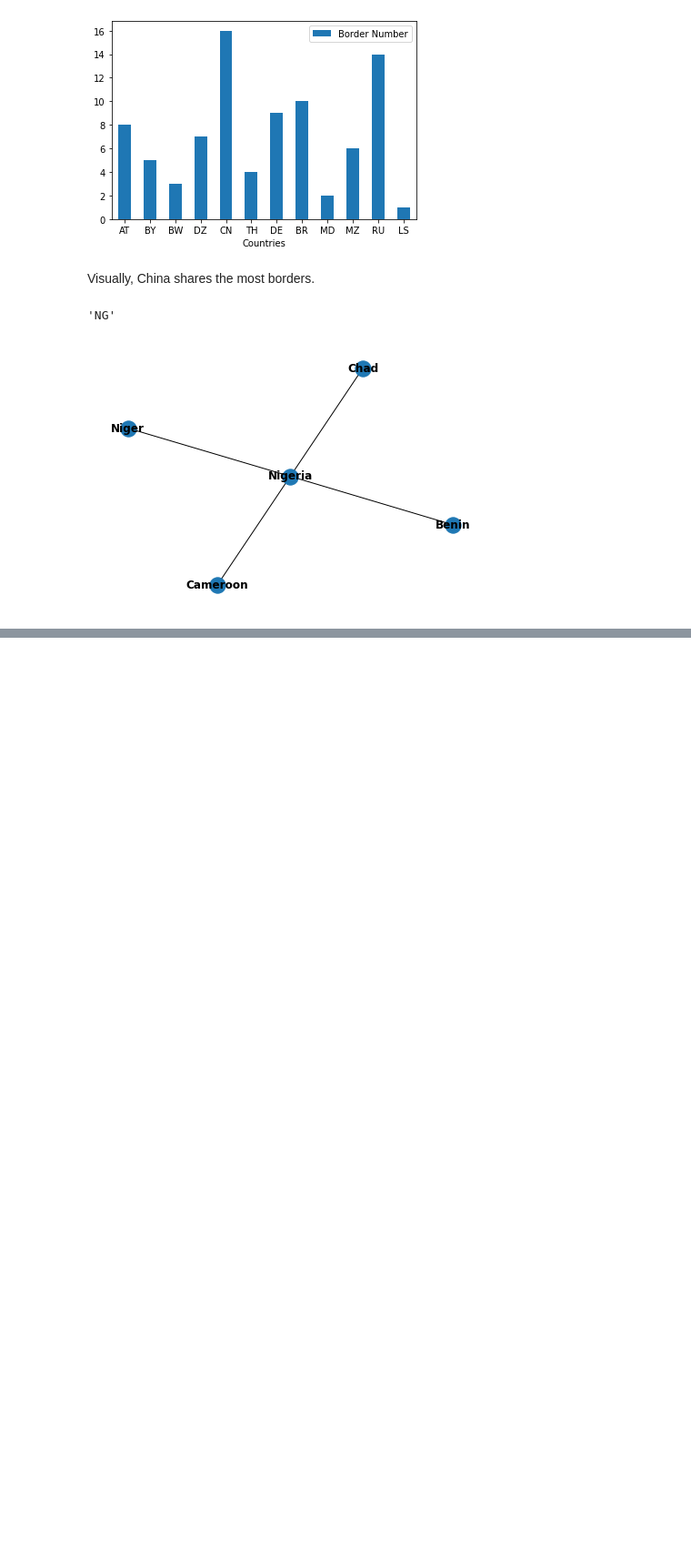
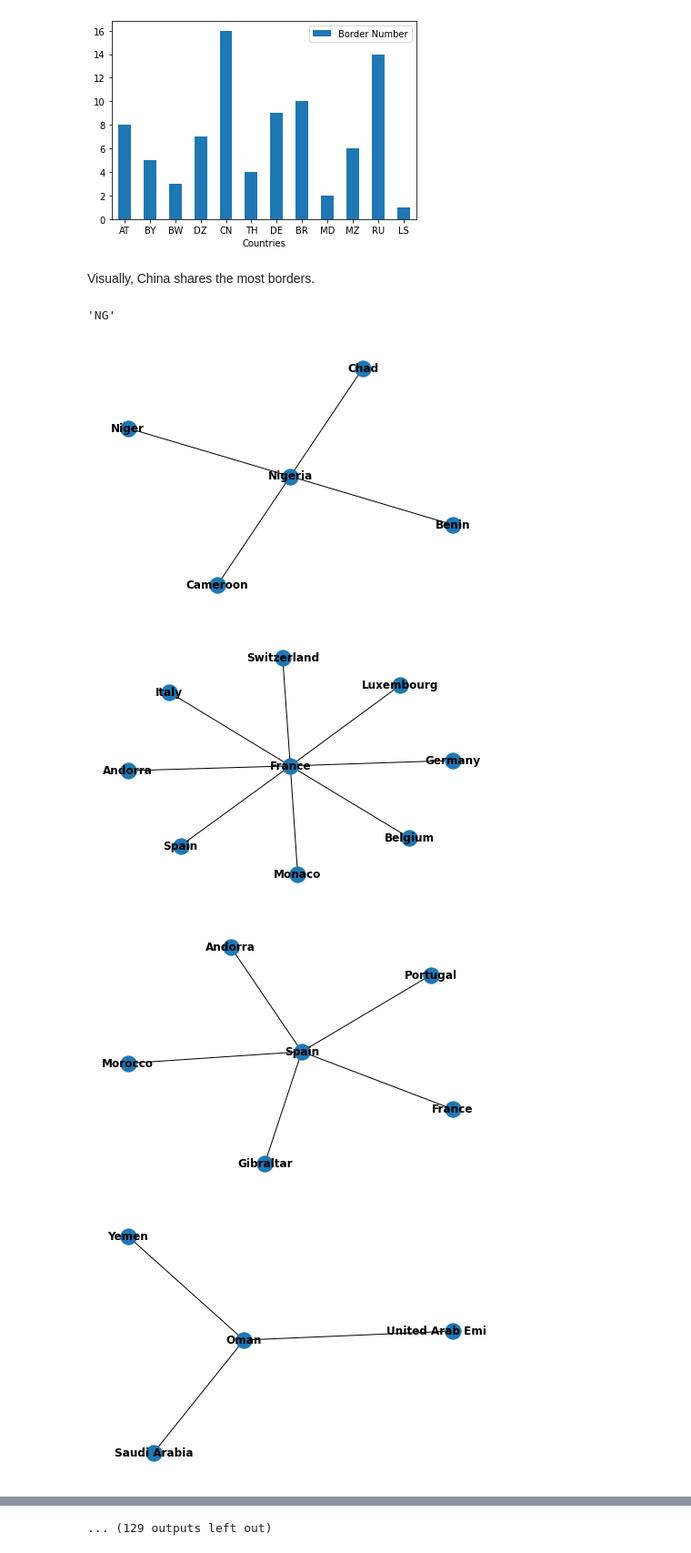
Before and after one commit to teddyoweh/Country-Border-Analysis, a Jupyter notebook: Analyze.ipynb, the cells around one changed output, grey strips where cells are left out. Shown at 91% size. Cells and saved outputs as stored; diff of their text form; code cells hidden in the pictures; blank space fills up the shorter version.

Commit message:
plot all

```diff
--- a/Analyze.ipynb
+++ b/Analyze.ipynb
@@ -104,3 +104,9 @@ def plotall():
         plt.show()
     for ik in boxx:
         plotnet(ik)
+# %%
+plotall()
+# %% [output]
+[figure, added]
+[figure, added]
+[figure, added]
@@ -106,0 +122 @@ def plotall():
+... (129 outputs left out)
```
Also changed, not shown: parts of 1 cell of this notebook.
